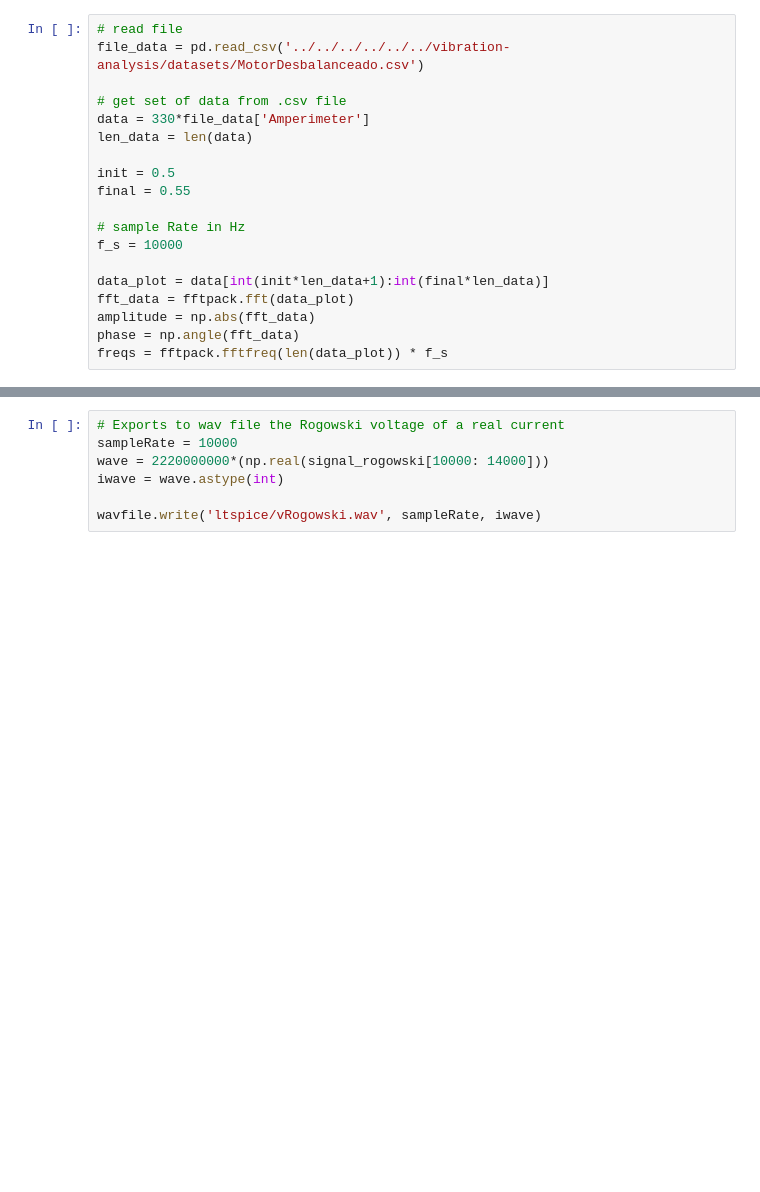
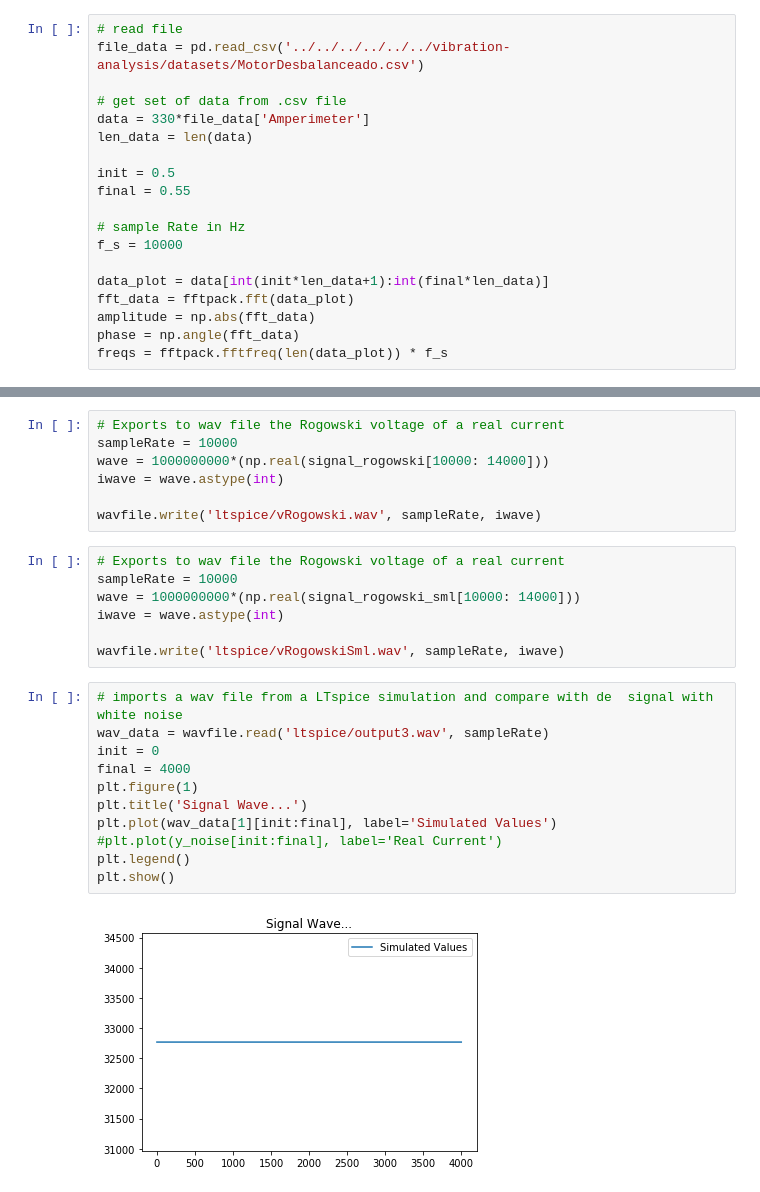
Before and after one commit to gpiaia/rogowski-coil-design, a Jupyter notebook: simulations/automatic_simulation.ipynb, the cells around one changed output, grey strips where cells are left out. Saved outputs shown, nothing was run; the diff lists cells and outputs as text; blank space fills up the shorter version.

Commit message:
ADDED: new files and new simulation (stage before paper)

```diff
--- a/simulations/automatic_simulation.ipynb
+++ b/simulations/automatic_simulation.ipynb
@@ -136,9 +173,29 @@ ax[0].set_xlim(12000, 14000)
 # %%
 # Exports to wav file the Rogowski voltage of a real current
 sampleRate = 10000
-wave = 2220000000*(np.real(signal_rogowski[10000: 14000]))
+wave = 1000000000*(np.real(signal_rogowski[10000: 14000]))
 iwave = wave.astype(int)
 
 wavfile.write('ltspice/vRogowski.wav', sampleRate, iwave)
+# %%
+# Exports to wav file the Rogowski voltage of a real current
+sampleRate = 10000
+wave = 1000000000*(np.real(signal_rogowski_sml[10000: 14000]))
+iwave = wave.astype(int)
+
+wavfile.write('ltspice/vRogowskiSml.wav', sampleRate, iwave)
+# %%
+# imports a wav file from a LTspice simulation and compare with de  signal with white noise
+wav_data = wavfile.read('ltspice/output3.wav', sampleRate)
+init = 0
+final = 4000
+plt.figure(1)
+plt.title('Signal Wave...')
+plt.plot(wav_data[1][init:final], label='Simulated Values')
+#plt.plot(y_noise[init:final], label='Real Current')
+plt.legend()
+plt.show()
+# %% [output]
+[figure, added]
 # %%
 # imports a wav file from a LTspice simulation and compare with de real current signal
```
Also changed, not shown: parts of 18 cells of this notebook, 22 other files.
